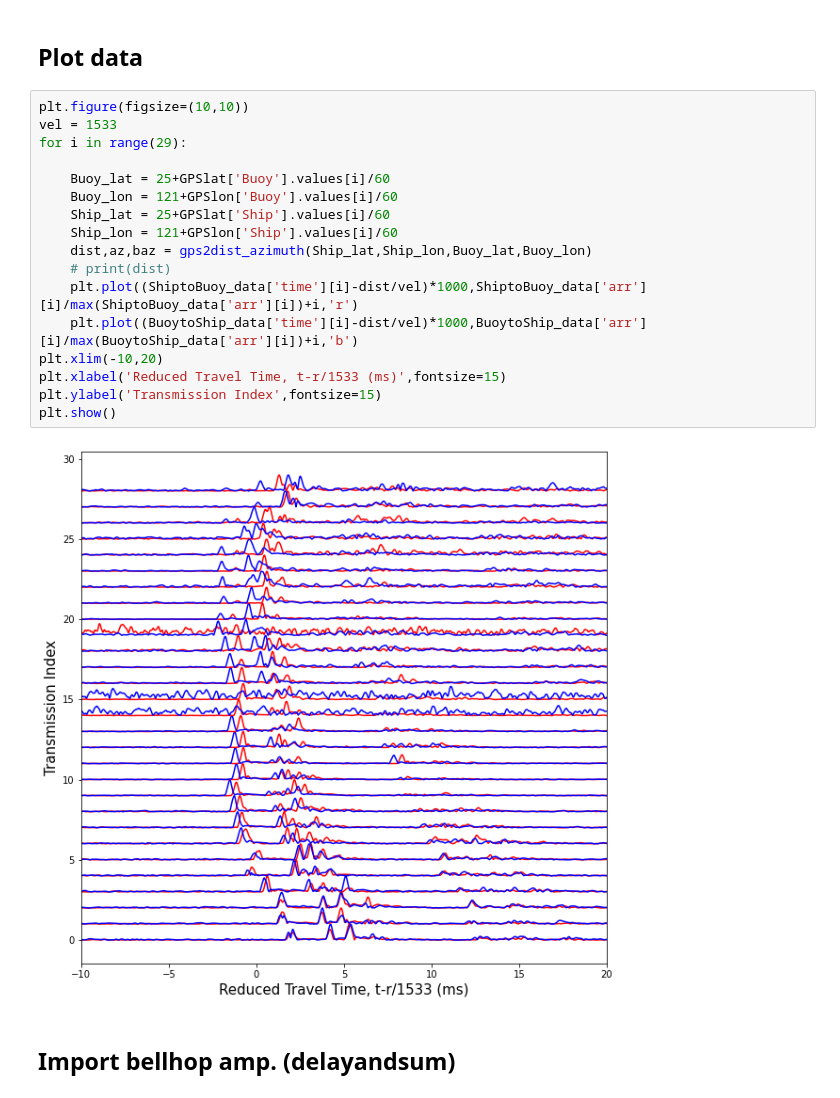
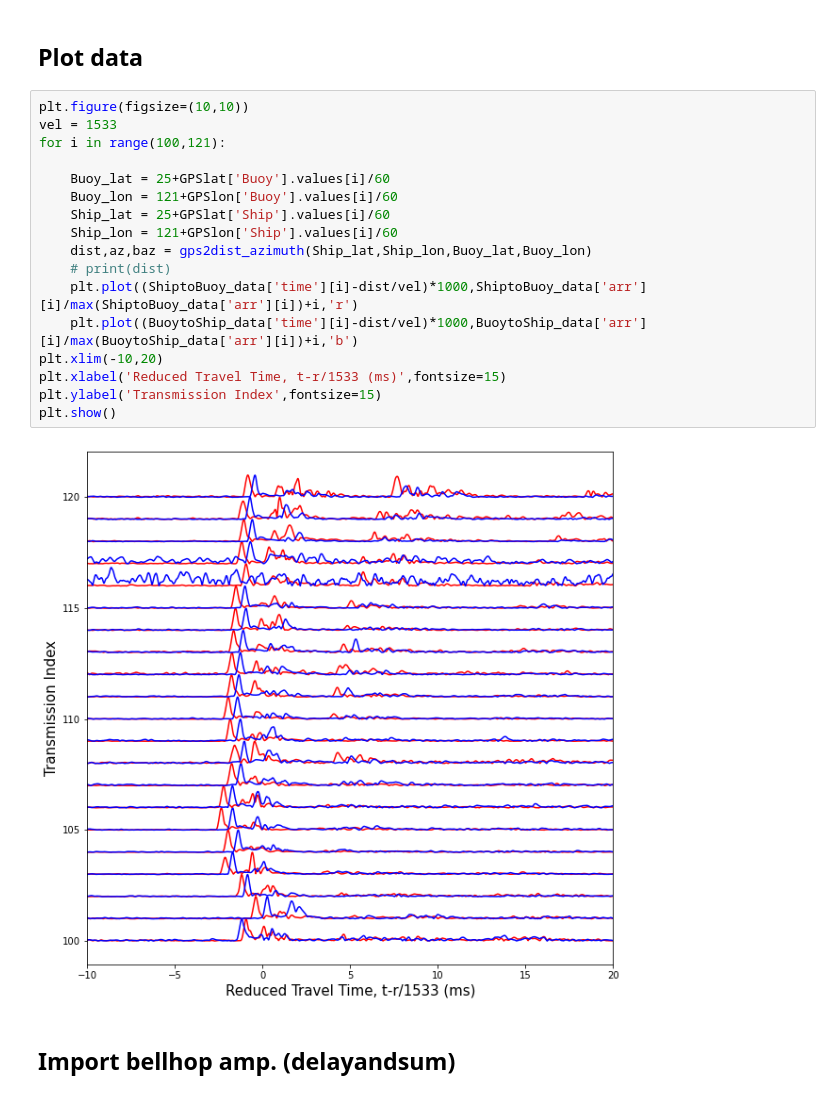
Before and after one commit to jhtong33/Final, a Jupyter notebook: Read_Arrfile.ipynb, the cells around one changed output. Cells and saved outputs as stored; diff of their text form.

```diff
--- a/Read_Arrfile.ipynb
+++ b/Read_Arrfile.ipynb
@@ -25,22 +25,22 @@ ShiptoBuoy_data = {n: mdata[n][0,5] for n in mdtype.names}
 # %%
 plt.figure(figsize=(10,10))
 vel = 1533
-for i in range(29):
+for i in range(100,121):
 
     Buoy_lat = 25+GPSlat['Buoy'].values[i]/60
     Buoy_lon = 121+GPSlon['Buoy'].values[i]/60
     Ship_lat = 25+GPSlat['Ship'].values[i]/60
     Ship_lon = 121+GPSlon['Ship'].values[i]/60
     dist,az,baz = gps2dist_azimuth(Ship_lat,Ship_lon,Buoy_lat,Buoy_lon)
     # print(dist)
     plt.plot((ShiptoBuoy_data['time'][i]-dist/vel)*1000,ShiptoBuoy_data['arr'][i]/max(ShiptoBuoy_data['arr'][i])+i,'r')
     plt.plot((BuoytoShip_data['time'][i]-dist/vel)*1000,BuoytoShip_data['arr'][i]/max(BuoytoShip_data['arr'][i])+i,'b')
 plt.xlim(-10,20)
 plt.xlabel('Reduced Travel Time, t-r/1533 (ms)',fontsize=15)
 plt.ylabel('Transmission Index',fontsize=15)
 plt.show()
 # %% [output]
-[figure, old version]
+[figure, new version]
 # %% [markdown]
 ## Import bellhop amp. (delayandsum)
 # %%
```
Also changed, not shown: parts of 3 cells of this notebook, 3 other files.
